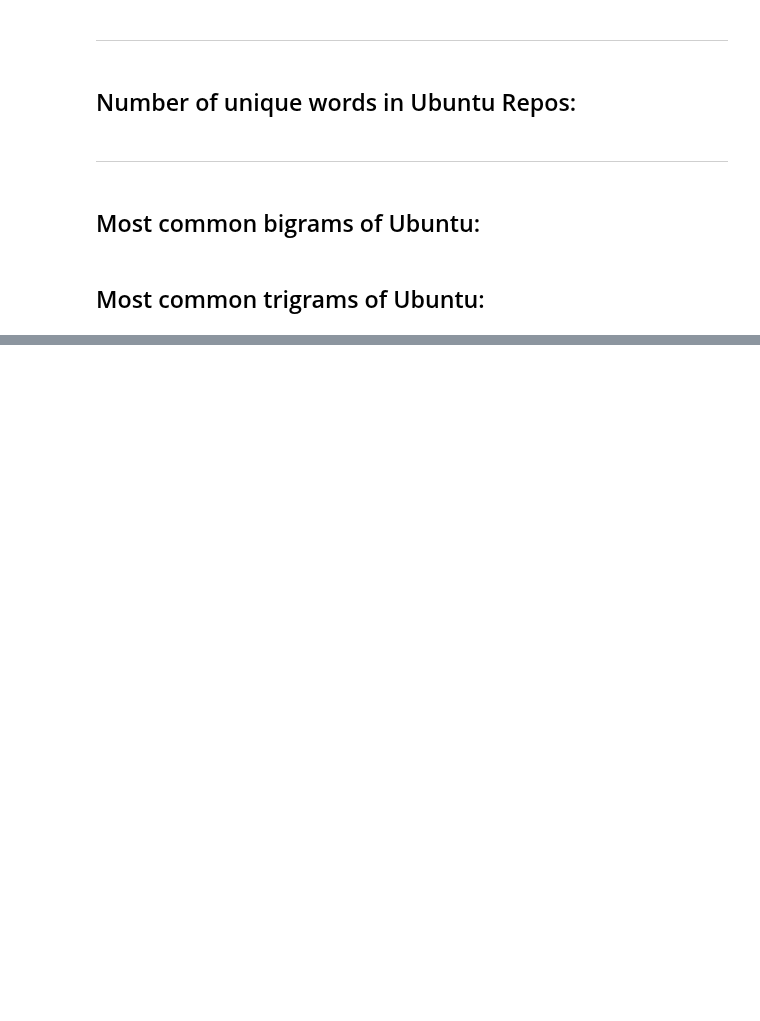
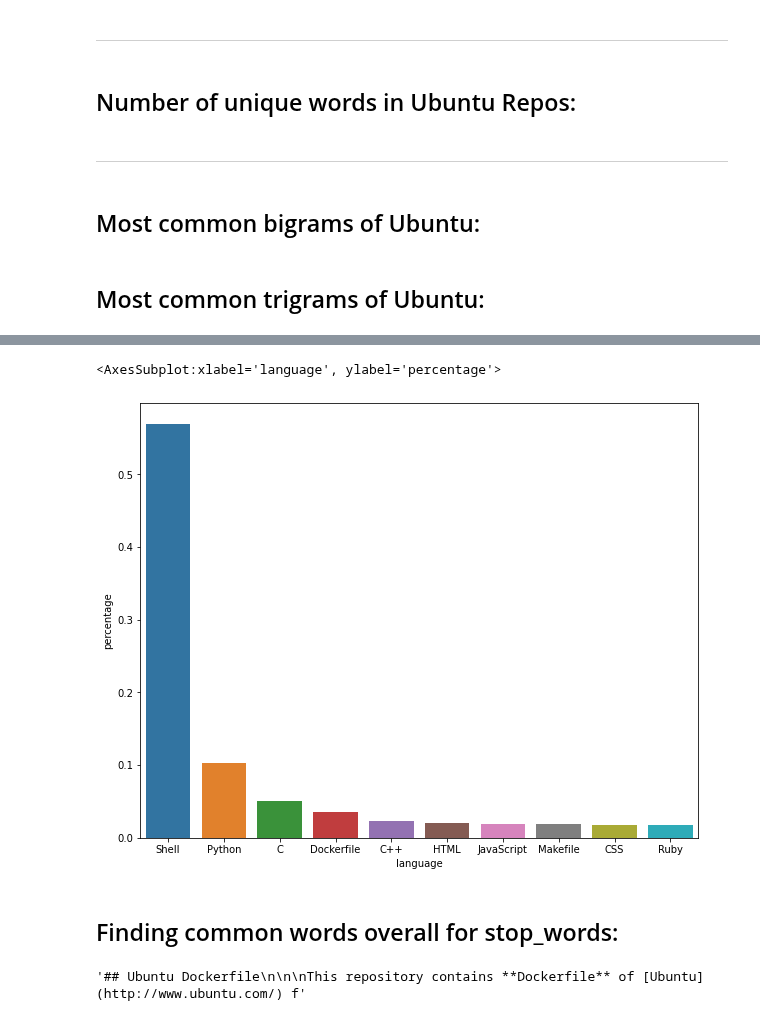
Before and after one commit to jemison-nlp-AnJeSt/github-NLP-project, a Jupyter notebook: Eyring-notebook.ipynb, the cells around one changed output, grey strips where cells are left out. Saved outputs shown, nothing was run; the diff lists cells and outputs as text; code cells hidden in the pictures; blank space fills up the shorter version.

Commit message:
adding master explore

```diff
--- a/Eyring-notebook.ipynb
+++ b/Eyring-notebook.ipynb
@@ -498,0 +503,2 @@ ubuntu_trigrams
+# %%
+master_df = pd.read_csv('master_list.csv')
@@ -498,0 +559,3 @@ ubuntu_trigrams
+# %%
+#dropping nulls:
+master_df = master_df.dropna()
@@ -498,0 +572,4 @@ ubuntu_trigrams
+# %%
+#looking at the overall percentages of the top 10 languages used in all repos:
+master_language_counts=master_df.language.value_counts(normalize=True).head(10)
+master_language_counts
@@ -498,0 +588,4 @@ ubuntu_trigrams
+# %%
+#creating a df of the percentages to prep for charts:
+temp = pd.DataFrame({'language' : master_language_counts.index, 'percentage': master_language_counts.values})
+temp
@@ -498,0 +604,15 @@ ubuntu_trigrams
+# %%
+#plotting out the percentages of the Top 10 languages used in Ubuntu repos:
+plt.figure(figsize=(10,8))
+sns.barplot(data=temp, x = 'language', y = 'percentage')
+# %% [output]
+<AxesSubplot:xlabel='language', ylabel='percentage'>
+[figure, added]
+# %% [markdown]
+## Finding common words overall for stop_words:
+# %%
+#grabbing text from df:
+master_corpus = ' '.join(master_df['readme_contents'])
+master_corpus[:100]
+# %% [output]
+'## Ubuntu Dockerfile\n\n\nThis repository contains **Dockerfile** of [Ubuntu](http://www.ubuntu.com/) f'
```
Also changed, not shown: parts of 47 cells of this notebook.
